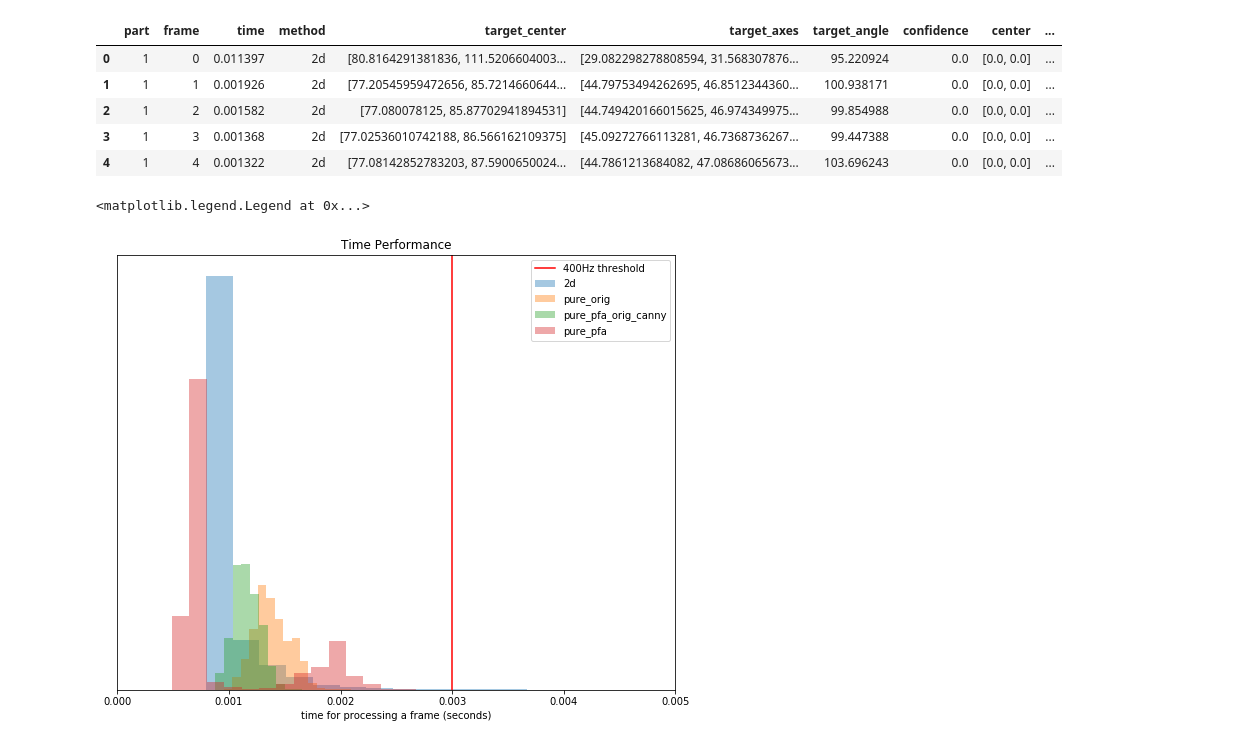
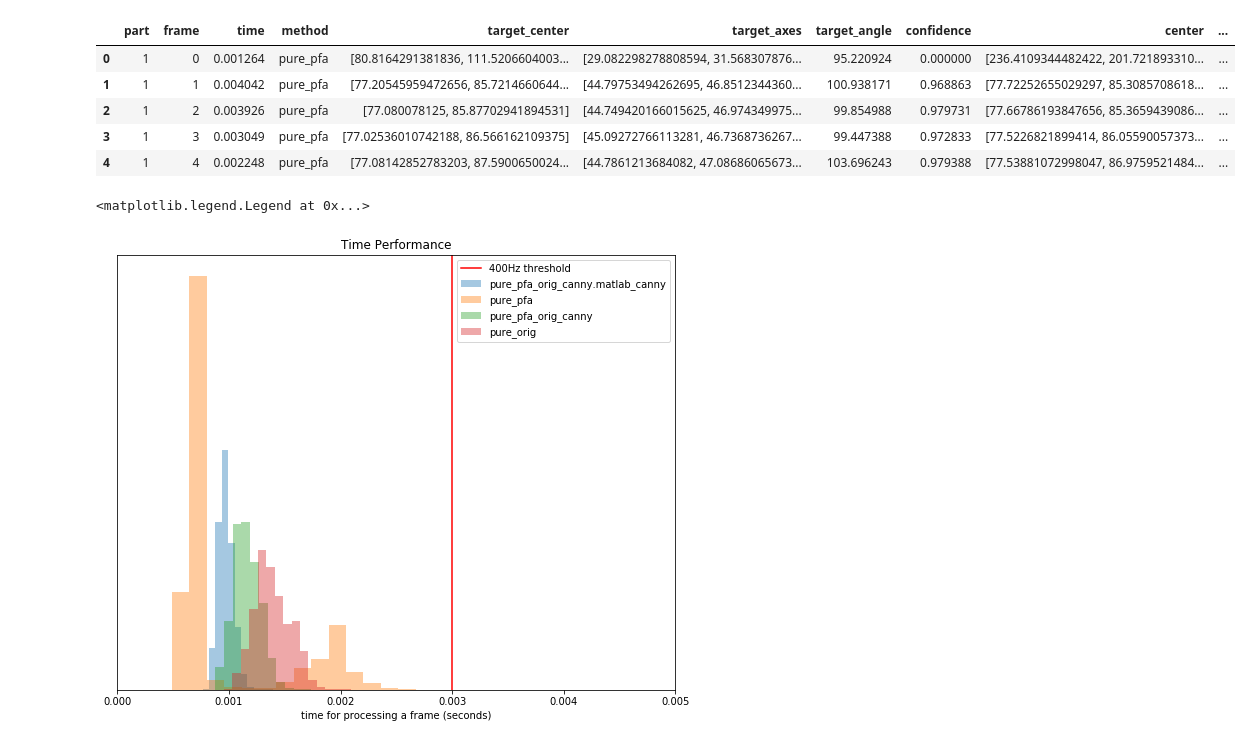
Before and after one commit to pupil-labs/PuRe-open, a Jupyter notebook: benchmark.ipynb, the cells around one changed output. Cells and saved outputs as stored; diff of their text form; code cells hidden in the pictures.

```diff
--- a/benchmark.ipynb
+++ b/benchmark.ipynb
@@ -15,22 +15,23 @@ from Ellipse import Ellipse
 from pure_detector.ellipse_utils import ellipse_distance
 # %%
 data = pd.concat([
-    pd.read_pickle("eyeseg_benchmark.2d.pkl"),
+#     pd.read_pickle("eyeseg_benchmark.2d.pkl"),
 #     pd.read_pickle("eyeseg_benchmark.2d.large.pkl"),
     pd.read_pickle("eyeseg_benchmark.pure_pfa.pkl"),
     pd.read_pickle("eyeseg_benchmark.pure_pfa_orig_canny.pkl"),
+    pd.read_pickle("eyeseg_benchmark.pure_pfa_orig_canny.matlab_canny.pkl"),
 #     pd.read_pickle("eyeseg_benchmark.pure_pfa.large.pkl"),
     pd.read_pickle("eyeseg_benchmark.pure_orig.pkl"),
 #     pd.read_pickle("eyeseg_benchmark.pure_orig.large.pkl"),
 ])
 data.head()
 # %% [output]
 |  | part | frame | time | method | target_center | target_axes | target_angle | confidence | center | ... |
-| 0 | 1 | 0 | 0.011397 | 2d | [80.8164291381836, 111.5206604003... | [29.082298278808594, 31.568307876... | 95.220924 | 0.0 | [0.0, 0.0] | ... |
-| 1 | 1 | 1 | 0.001926 | 2d | [77.20545959472656, 85.7214660644... | [44.79753494262695, 46.8512344360... | 100.938171 | 0.0 | [0.0, 0.0] | ... |
-| 2 | 1 | 2 | 0.001582 | 2d | [77.080078125, 85.87702941894531] | [44.749420166015625, 46.974349975... | 99.854988 | 0.0 | [0.0, 0.0] | ... |
-| 3 | 1 | 3 | 0.001368 | 2d | [77.02536010742188, 86.566162109375] | [45.09272766113281, 46.7368736267... | 99.447388 | 0.0 | [0.0, 0.0] | ... |
-| 4 | 1 | 4 | 0.001322 | 2d | [77.08142852783203, 87.5900650024... | [44.7861213684082, 47.08686065673... | 103.696243 | 0.0 | [0.0, 0.0] | ... |
+| 0 | 1 | 0 | 0.001264 | pure_pfa | [80.8164291381836, 111.5206604003... | [29.082298278808594, 31.568307876... | 95.220924 | 0.000000 | [236.4109344482422, 201.721893310... | ... |
+| 1 | 1 | 1 | 0.004042 | pure_pfa | [77.20545959472656, 85.7214660644... | [44.79753494262695, 46.8512344360... | 100.938171 | 0.968863 | [77.72252655029297, 85.3085708618... | ... |
+| 2 | 1 | 2 | 0.003926 | pure_pfa | [77.080078125, 85.87702941894531] | [44.749420166015625, 46.974349975... | 99.854988 | 0.979731 | [77.66786193847656, 85.3659439086... | ... |
+| 3 | 1 | 3 | 0.003049 | pure_pfa | [77.02536010742188, 86.566162109375] | [45.09272766113281, 46.7368736267... | 99.447388 | 0.972833 | [77.5226821899414, 86.05590057373... | ... |
+| 4 | 1 | 4 | 0.002248 | pure_pfa | [77.08142852783203, 87.5900650024... | [44.7861213684082, 47.08686065673... | 103.696243 | 0.979388 | [77.53881072998047, 86.9759521484... | ... |
 # %%
 data["error"] = [
     ellipse_distance(row["target_center"], row["target_axes"], row["target_angle"], row["center"], row["axes"], row["angle"])
@@ -63,7 +64,7 @@ plt.axvline(x=0.003, color='r', label="400Hz threshold")
 plt.legend()
 # %% [output]
 <matplotlib.legend.Legend at 0x...>
-[figure, old version]
+[figure, new version]
 # %%
 plt.figure(figsize=(10, 8))
 plt.title("Confidence Distribution")
```
Also changed, not shown: parts of 7 cells of this notebook, 3 other files.
